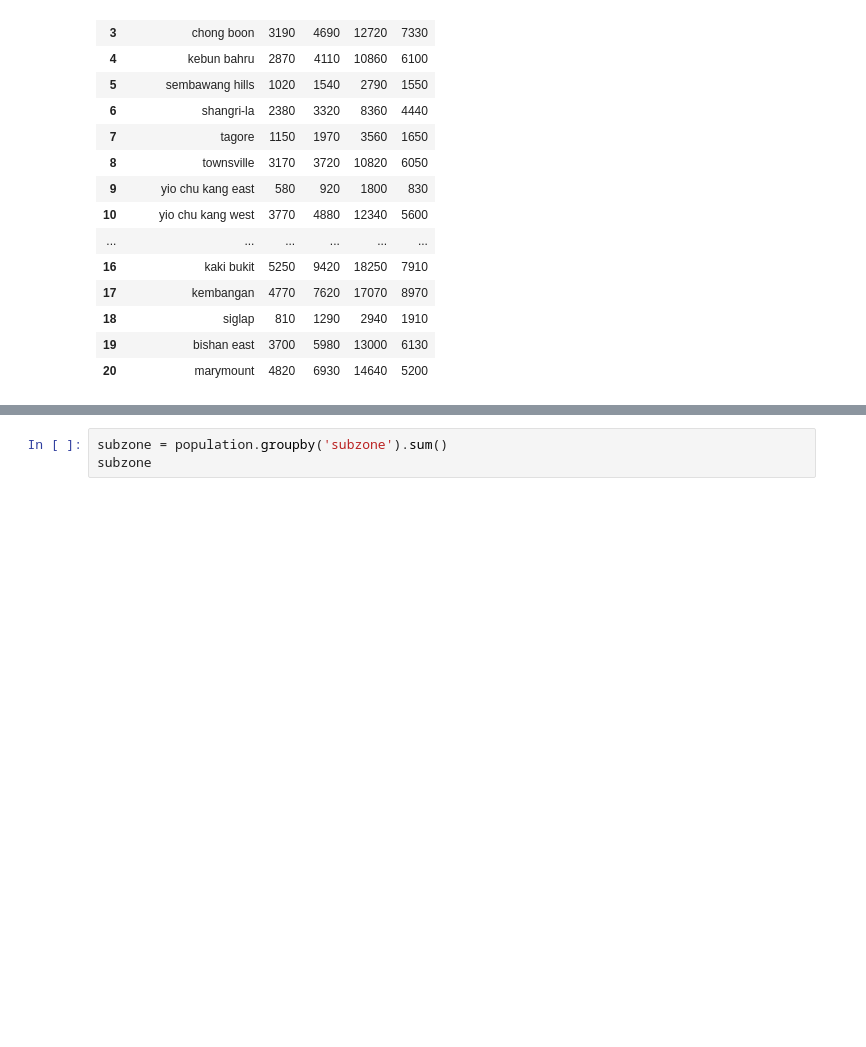
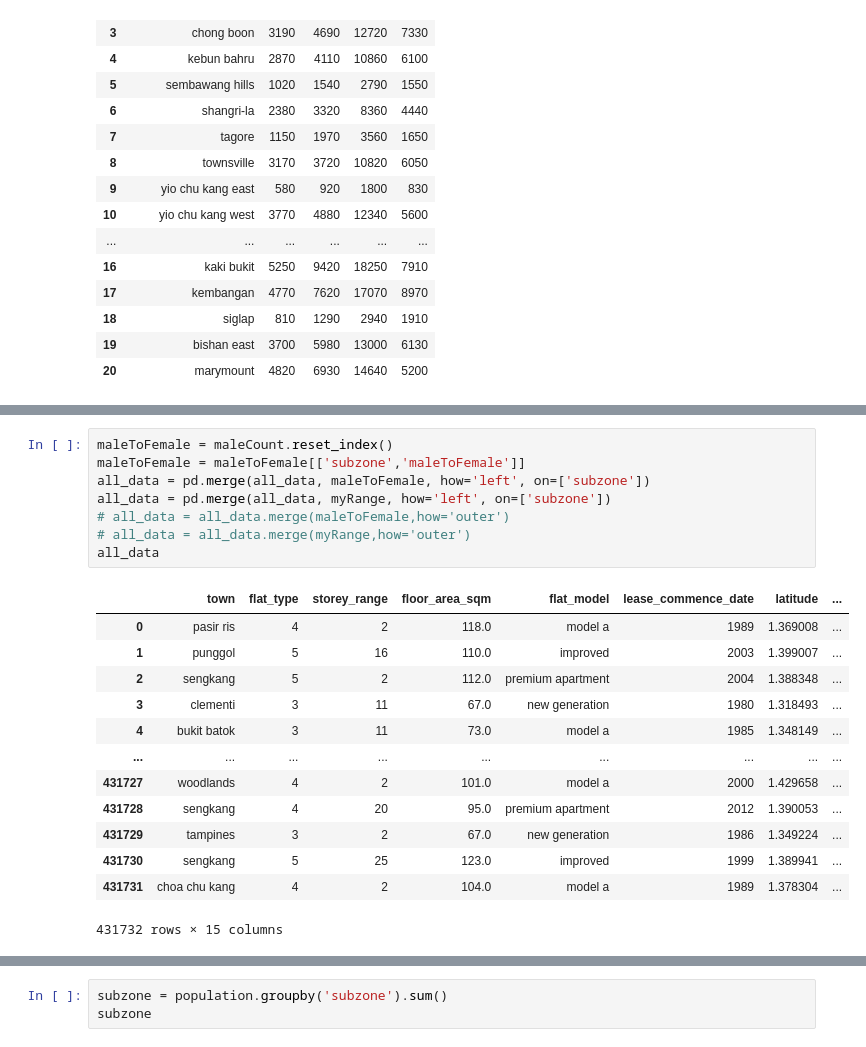
Before and after one commit to Walskor/CS5228, a Jupyter notebook: project.ipynb, the cells around one changed output, grey strips where cells are left out. Drawn from its saved outputs; the diff is of its cells as text; blank space fills up the shorter version.

```diff
--- a/project.ipynb
+++ b/project.ipynb
@@ -296,0 +317,22 @@ Index: []
+# %%
+maleToFemale = maleCount.reset_index()
+maleToFemale = maleToFemale[['subzone','maleToFemale']]
+all_data = pd.merge(all_data, maleToFemale, how='left', on=['subzone'])
+all_data = pd.merge(all_data, myRange, how='left', on=['subzone'])
+# all_data = all_data.merge(maleToFemale,how='outer')
+# all_data = all_data.merge(myRange,how='outer')
+all_data
+# %% [output]
+|  | town | flat_type | storey_range | floor_area_sqm | flat_model | lease_commence_date | latitude | ... |
+| 0 | pasir ris | 4 | 2 | 118.0 | model a | 1989 | 1.369008 | ... |
+| 1 | punggol | 5 | 16 | 110.0 | improved | 2003 | 1.399007 | ... |
+| 2 | sengkang | 5 | 2 | 112.0 | premium apartment | 2004 | 1.388348 | ... |
+| 3 | clementi | 3 | 11 | 67.0 | new generation | 1980 | 1.318493 | ... |
+| 4 | bukit batok | 3 | 11 | 73.0 | model a | 1985 | 1.348149 | ... |
+| ... | ... | ... | ... | ... | ... | ... | ... | ... |
+| 431727 | woodlands | 4 | 2 | 101.0 | model a | 2000 | 1.429658 | ... |
+| 431728 | sengkang | 4 | 20 | 95.0 | premium apartment | 2012 | 1.390053 | ... |
+| 431729 | tampines | 3 | 2 | 67.0 | new generation | 1986 | 1.349224 | ... |
+| 431730 | sengkang | 5 | 25 | 123.0 | improved | 1999 | 1.389941 | ... |
+| 431731 | choa chu kang | 4 | 2 | 104.0 | model a | 1989 | 1.378304 | ... |
+431732 rows × 15 columns
```
Also changed, not shown: parts of 8 cells of this notebook, 3 other files.
